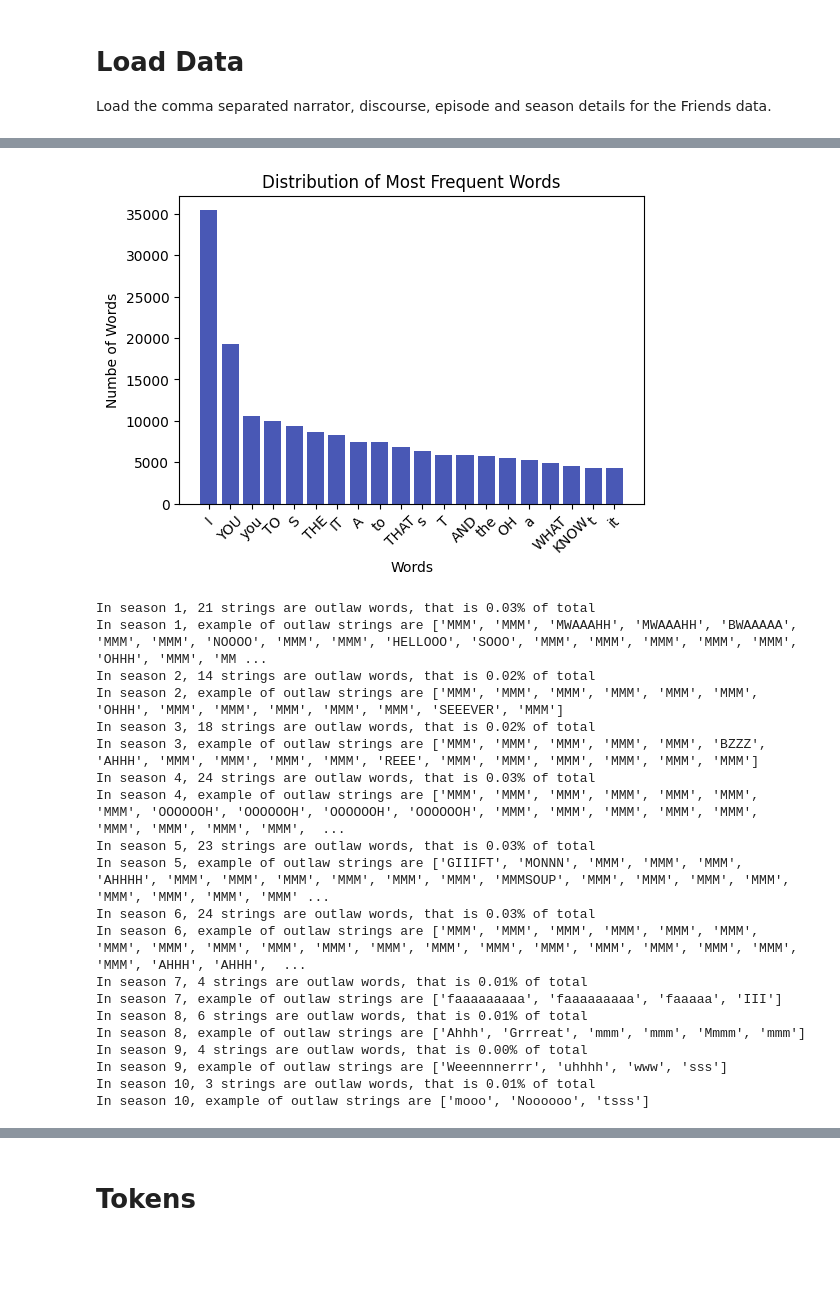
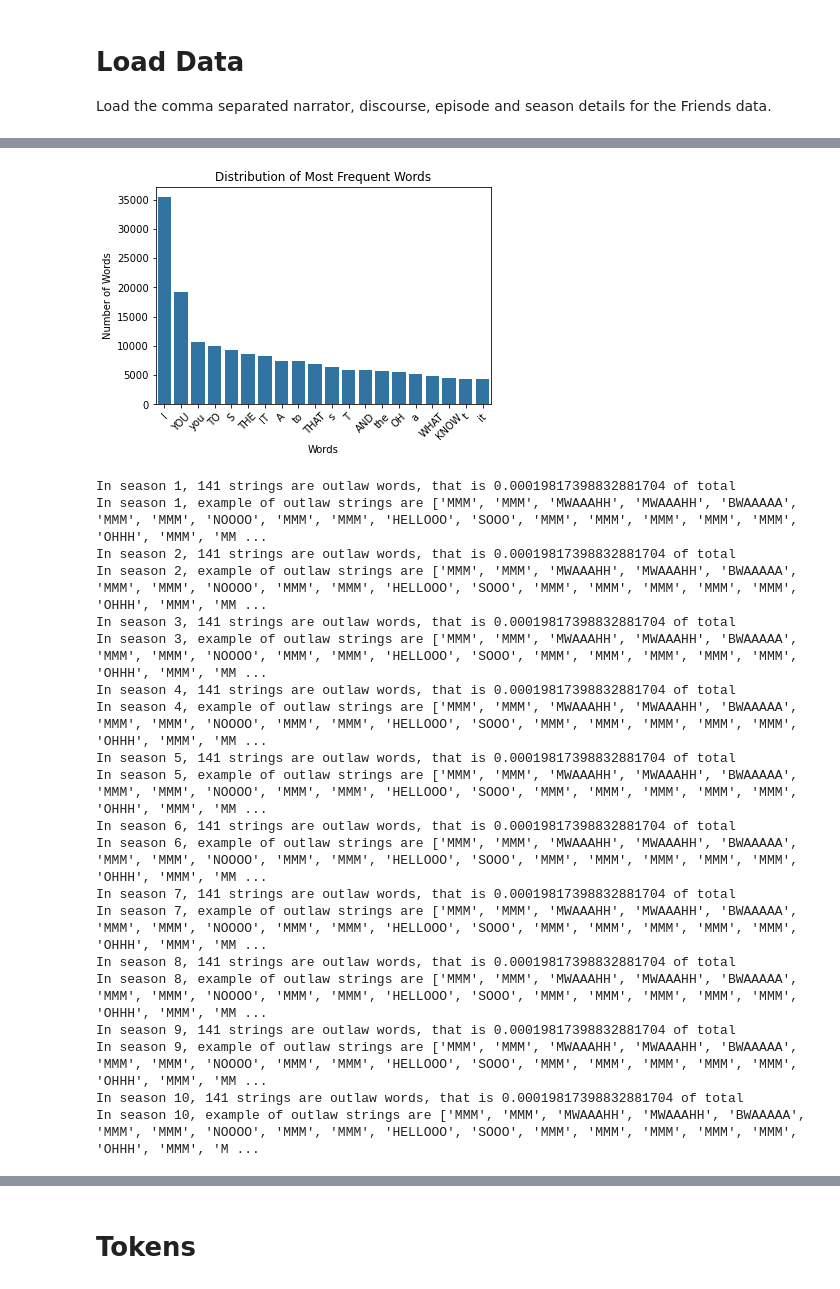
Before and after one commit to courtois-neuromod/friends.stimuli, a Jupyter notebook: language_annotations/Friends_Transcripts_Analysis.ipynb, the cells around one changed output, grey strips where cells are left out. Cells and saved outputs as stored; diff of their text form; code cells hidden in the pictures; blank space fills up the shorter version.

```diff
--- a/language_annotations/Friends_Transcripts_Analysis.ipynb
+++ b/language_annotations/Friends_Transcripts_Analysis.ipynb
@@ -187,17 +111,0 @@ For season 10 the top 10 most frequent words are [('I', 2897), ('you', 2091), ('
-# %%
-freq_splits_all_seasons = FreqDist(complete_narrative)
-frequent_word_list = []
-frequency_word_list = []
-for i in range(0,20):
-  frequent_word_list.append(freq_splits_all_seasons.most_common(20)[i][0])
-  frequency_word_list.append(freq_splits_all_seasons.most_common(20)[i][1])
-# %%
-plt.figure(figsize=(6,4))
-plt.bar(frequent_word_list, frequency_word_list, color='#4958B5')
-plt.title('Distribution of Most Frequent Words', fontsize=12)
-plt.ylabel('Numbe of Words', fontsize=10)
-plt.xlabel('Words', fontsize=10)
-plt.xticks(rotation = 45) # Rotates X-Axis Ticks by 45-degrees
-plt.show()
-# %% [output]
-[figure, removed]
@@ -216,30 +112,37 @@ def find_outlaw(word):
+# %%
+word_frequency = pd.DataFrame({"Words": frequent_word_list, "Frequency": frequency_word_list})
+plot_corpus_characteristics(word_frequency,
+                           title = "Distribution of Most Frequent Words",
+                           xlabel=  "Words",
+                           ylabel = "Number of Words",
+                           tilt = True,
+                           type = "bar"
+                           )
+# %% [output]
+[figure, added]
 # %%
 for season in range(1,11):
-    rslt_df = data[data['season'] == season]
-    narrative = ''.join(rslt_df['line'])
-    words = re.findall('\w+', narrative)
-    outlaws = [s for s in words if find_outlaw(s)]
-    print("In season {}, {} strings are outlaw words, that is {:.2%} of total".format(season, len(outlaws), len(outlaws)/ len(words)))
-    print("In season {}, example of outlaw strings are {}".format(season, outlaws))
+    print(f"In season {season}, {len(outlaws)} strings are outlaw words, that is {len(outlaws)/ len(words)} of total")
+    print(f"In season {season}, example of outlaw strings are {outlaws}")
 # %% [output]
-In season 1, 21 strings are outlaw words, that is 0.03% of total
+In season 1, 141 strings are outlaw words, that is 0.00019817398832881704 of total
 In season 1, example of outlaw strings are ['MMM', 'MMM', 'MWAAAHH', 'MWAAAHH', 'BWAAAAA', 'MMM', 'MMM', 'NOOOO', 'MMM', 'MMM', 'HELLOOO', 'SOOO', 'MMM', 'MMM', 'MMM', 'MMM', 'MMM', 'OHHH', 'MMM', 'MM ...
-In season 2, 14 strings are outlaw words, that is 0.02% of total
-In season 2, example of outlaw strings are ['MMM', 'MMM', 'MMM', 'MMM', 'MMM', 'MMM', 'OHHH', 'MMM', 'MMM', 'MMM', 'MMM', 'MMM', 'SEEEVER', 'MMM']
-In season 3, 18 strings are outlaw words, that is 0.02% of total
-In season 3, example of outlaw strings are ['MMM', 'MMM', 'MMM', 'MMM', 'MMM', 'BZZZ', 'AHHH', 'MMM', 'MMM', 'MMM', 'MMM', 'REEE', 'MMM', 'MMM', 'MMM', 'MMM', 'MMM', 'MMM']
-In season 4, 24 strings are outlaw words, that is 0.03% of total
-In season 4, example of outlaw strings are ['MMM', 'MMM', 'MMM', 'MMM', 'MMM', 'MMM', 'MMM', 'OOOOOOH', 'OOOOOOH', 'OOOOOOH', 'OOOOOOH', 'MMM', 'MMM', 'MMM', 'MMM', 'MMM', 'MMM', 'MMM', 'MMM', 'MMM',  ...
-In season 5, 23 strings are outlaw words, that is 0.03% of total
-In season 5, example of outlaw strings are ['GIIIFT', 'MONNN', 'MMM', 'MMM', 'MMM', 'AHHHH', 'MMM', 'MMM', 'MMM', 'MMM', 'MMM', 'MMM', 'MMMSOUP', 'MMM', 'MMM', 'MMM', 'MMM', 'MMM', 'MMM', 'MMM', 'MMM' ...
-In season 6, 24 strings are outlaw words, that is 0.03% of total
-In season 6, example of outlaw strings are ['MMM', 'MMM', 'MMM', 'MMM', 'MMM', 'MMM', 'MMM', 'MMM', 'MMM', 'MMM', 'MMM', 'MMM', 'MMM', 'MMM', 'MMM', 'MMM', 'MMM', 'MMM', 'MMM', 'MMM', 'AHHH', 'AHHH',  ...
-In season 7, 4 strings are outlaw words, that is 0.01% of total
-In season 7, example of outlaw strings are ['faaaaaaaaa', 'faaaaaaaaa', 'faaaaa', 'III']
-In season 8, 6 strings are outlaw words, that is 0.01% of total
-In season 8, example of outlaw strings are ['Ahhh', 'Grrreat', 'mmm', 'mmm', 'Mmmm', 'mmm']
-In season 9, 4 strings are outlaw words, that is 0.00% of total
-In season 9, example of outlaw strings are ['Weeennnerrr', 'uhhhh', 'www', 'sss']
-In season 10, 3 strings are outlaw words, that is 0.01% of total
-In season 10, example of outlaw strings are ['mooo', 'Noooooo', 'tsss']
+In season 2, 141 strings are outlaw words, that is 0.00019817398832881704 of total
+In season 2, example of outlaw strings are ['MMM', 'MMM', 'MWAAAHH', 'MWAAAHH', 'BWAAAAA', 'MMM', 'MMM', 'NOOOO', 'MMM', 'MMM', 'HELLOOO', 'SOOO', 'MMM', 'MMM', 'MMM', 'MMM', 'MMM', 'OHHH', 'MMM', 'MM ...
+In season 3, 141 strings are outlaw words, that is 0.00019817398832881704 of total
+In season 3, example of outlaw strings are ['MMM', 'MMM', 'MWAAAHH', 'MWAAAHH', 'BWAAAAA', 'MMM', 'MMM', 'NOOOO', 'MMM', 'MMM', 'HELLOOO', 'SOOO', 'MMM', 'MMM', 'MMM', 'MMM', 'MMM', 'OHHH', 'MMM', 'MM ...
+In season 4, 141 strings are outlaw words, that is 0.00019817398832881704 of total
+In season 4, example of outlaw strings are ['MMM', 'MMM', 'MWAAAHH', 'MWAAAHH', 'BWAAAAA', 'MMM', 'MMM', 'NOOOO', 'MMM', 'MMM', 'HELLOOO', 'SOOO', 'MMM', 'MMM', 'MMM', 'MMM', 'MMM', 'OHHH', 'MMM', 'MM ...
+In season 5, 141 strings are outlaw words, that is 0.00019817398832881704 of total
+In season 5, example of outlaw strings are ['MMM', 'MMM', 'MWAAAHH', 'MWAAAHH', 'BWAAAAA', 'MMM', 'MMM', 'NOOOO', 'MMM', 'MMM', 'HELLOOO', 'SOOO', 'MMM', 'MMM', 'MMM', 'MMM', 'MMM', 'OHHH', 'MMM', 'MM ...
+In season 6, 141 strings are outlaw words, that is 0.00019817398832881704 of total
+In season 6, example of outlaw strings are ['MMM', 'MMM', 'MWAAAHH', 'MWAAAHH', 'BWAAAAA', 'MMM', 'MMM', 'NOOOO', 'MMM', 'MMM', 'HELLOOO', 'SOOO', 'MMM', 'MMM', 'MMM', 'MMM', 'MMM', 'OHHH', 'MMM', 'MM ...
+In season 7, 141 strings are outlaw words, that is 0.00019817398832881704 of total
+In season 7, example of outlaw strings are ['MMM', 'MMM', 'MWAAAHH', 'MWAAAHH', 'BWAAAAA', 'MMM', 'MMM', 'NOOOO', 'MMM', 'MMM', 'HELLOOO', 'SOOO', 'MMM', 'MMM', 'MMM', 'MMM', 'MMM', 'OHHH', 'MMM', 'MM ...
+In season 8, 141 strings are outlaw words, that is 0.00019817398832881704 of total
+In season 8, example of outlaw strings are ['MMM', 'MMM', 'MWAAAHH', 'MWAAAHH', 'BWAAAAA', 'MMM', 'MMM', 'NOOOO', 'MMM', 'MMM', 'HELLOOO', 'SOOO', 'MMM', 'MMM', 'MMM', 'MMM', 'MMM', 'OHHH', 'MMM', 'MM ...
+In season 9, 141 strings are outlaw words, that is 0.00019817398832881704 of total
+In season 9, example of outlaw strings are ['MMM', 'MMM', 'MWAAAHH', 'MWAAAHH', 'BWAAAAA', 'MMM', 'MMM', 'NOOOO', 'MMM', 'MMM', 'HELLOOO', 'SOOO', 'MMM', 'MMM', 'MMM', 'MMM', 'MMM', 'OHHH', 'MMM', 'MM ...
+In season 10, 141 strings are outlaw words, that is 0.00019817398832881704 of total
+In season 10, example of outlaw strings are ['MMM', 'MMM', 'MWAAAHH', 'MWAAAHH', 'BWAAAAA', 'MMM', 'MMM', 'NOOOO', 'MMM', 'MMM', 'HELLOOO', 'SOOO', 'MMM', 'MMM', 'MMM', 'MMM', 'MMM', 'OHHH', 'MMM', 'M ...
 # %%
```
Also changed, not shown: parts of 68 cells of this notebook, 2 other files.
